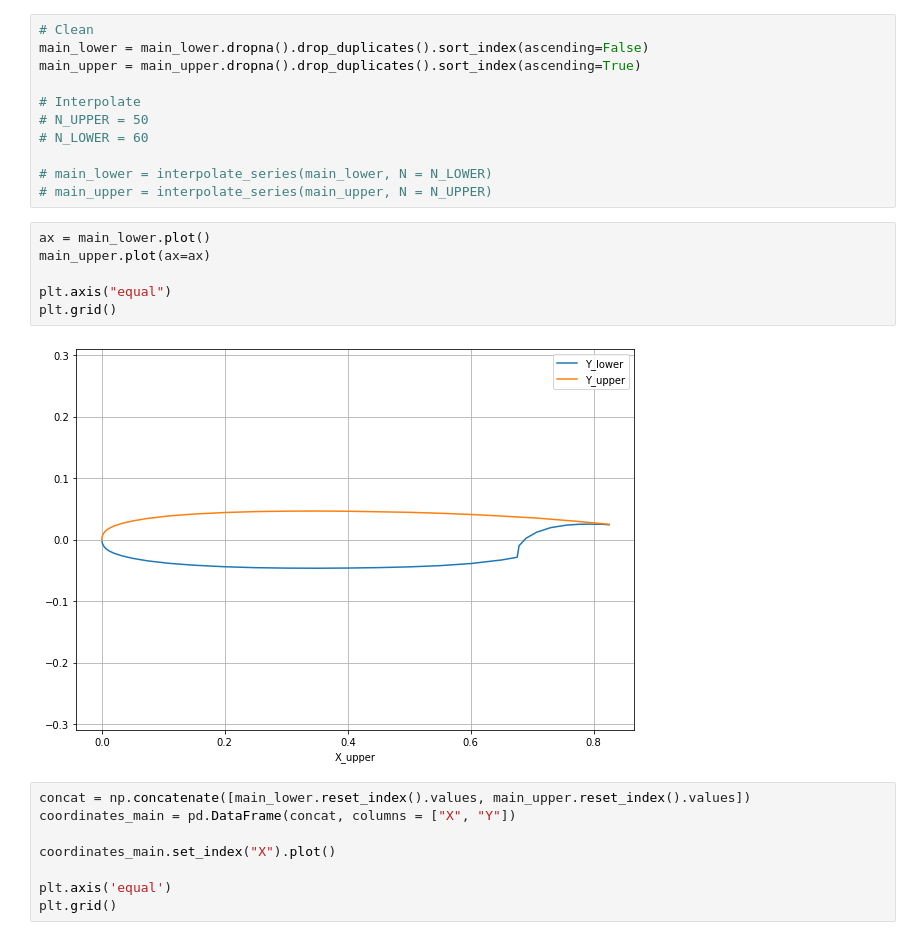
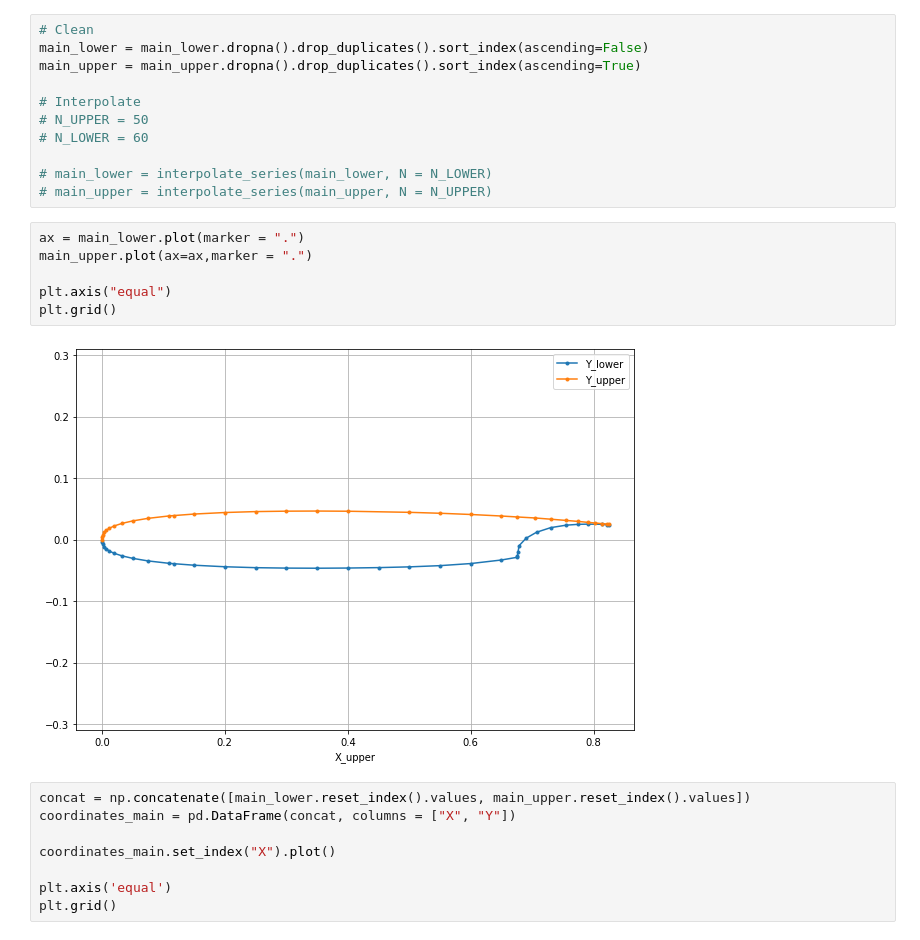
Before and after one commit to KikeM/high_lift, a Jupyter notebook: notebooks/Process airfoil shapes.ipynb, the cells around one changed output. Cells and saved outputs as stored; diff of their text form.

```diff
--- a/notebooks/Process airfoil shapes.ipynb
+++ b/notebooks/Process airfoil shapes.ipynb
@@ -125,13 +125,13 @@ main_upper = main_upper.dropna().drop_duplicates().sort_index(ascending=True)
 # main_lower = interpolate_series(main_lower, N = N_LOWER)
 # main_upper = interpolate_series(main_upper, N = N_UPPER)
 # %%
-ax = main_lower.plot()
-main_upper.plot(ax=ax)
+ax = main_lower.plot(marker = ".")
+main_upper.plot(ax=ax,marker = ".")
 
 plt.axis("equal")
 plt.grid()
 # %% [output]
-[figure, old version]
+[figure, new version]
 # %%
 concat = np.concatenate([main_lower.reset_index().values, main_upper.reset_index().values])
 coordinates_main = pd.DataFrame(concat, columns = ["X", "Y"])
```
Also changed, not shown: parts of 6 cells of this notebook, 1 other file.
